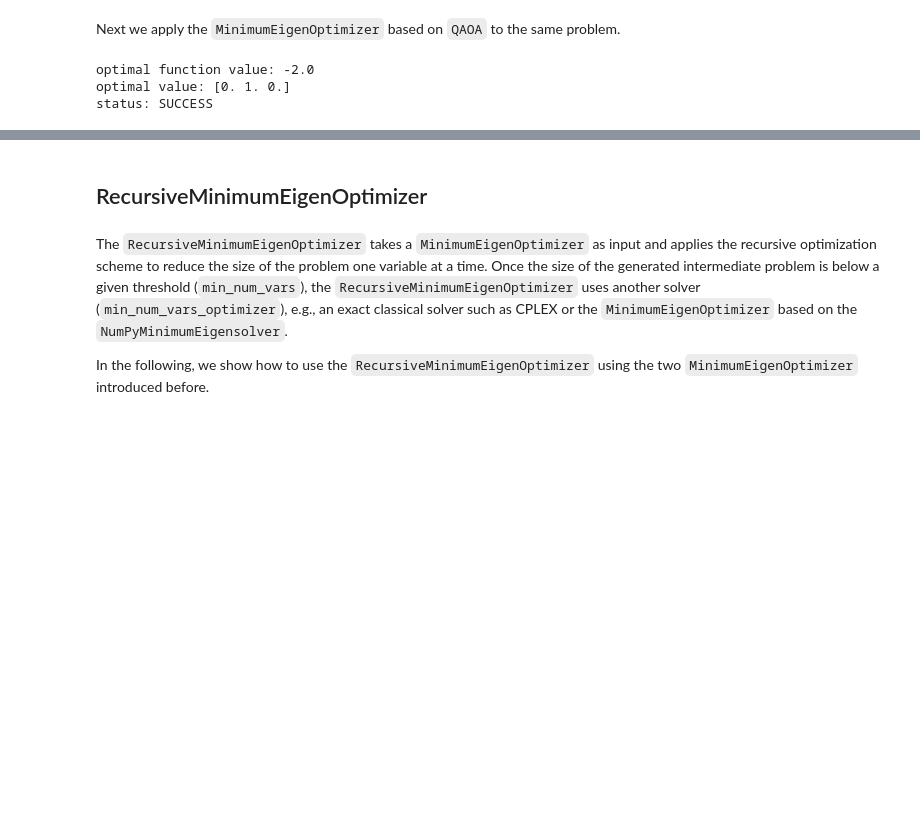
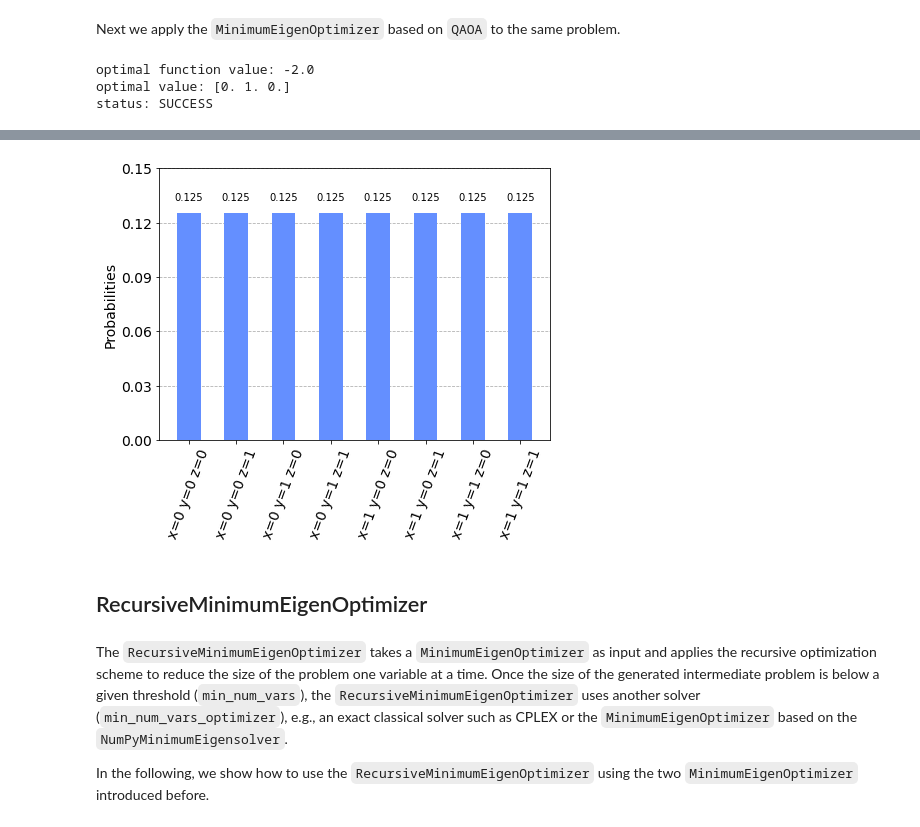
Before and after one commit to qiskit-community/qiskit-optimization, a Jupyter notebook: docs/tutorials/03_minimum_eigen_optimizer.ipynb, the cells around one changed output, grey strips where cells are left out. Drawn from its saved outputs; the diff is of its cells as text; code cells hidden in the pictures; blank space fills up the shorter version.

```diff
--- a/docs/tutorials/03_minimum_eigen_optimizer.ipynb
+++ b/docs/tutorials/03_minimum_eigen_optimizer.ipynb
@@ -134,0 +143,4 @@ status: SUCCESS
+# %%
+print('variable order:', [var.name for var in qaoa_result.variables])
+for s in qaoa_result.samples:
+    print(s)
@@ -134,0 +159,16 @@ status: SUCCESS
+# %%
+def get_filtered_samples(samples: List[SolutionSample],
+                         threshold: float = 0,
+                         allowed_status: Tuple[OptimizationResultStatus] = (OptimizationResultStatus.SUCCESS,)):
+    res = []
+    for s in samples:
+        if s.status in allowed_status and s.probability > threshold:
+            res.append(s)
+
+    return res
+# %%
+filtered_samples = get_filtered_samples(qaoa_result.samples,
+                                        threshold=0.005,
+                                        allowed_status=(OptimizationResultStatus.SUCCESS,))
+for s in filtered_samples:
+    print(s)
@@ -134,0 +201,5 @@ status: SUCCESS
+# %%
+samples_for_plot = {' '.join(f'{qaoa_result.variables[i].name}={int(v)}'
+                             for i, v in enumerate(s.x)): s.probability
+                    for s in filtered_samples}
+samples_for_plot
@@ -135,3 +215,7 @@ status: SUCCESS
+# %%
+plot_histogram(samples_for_plot)
+# %% [output]
+[figure, added]
 # %% [markdown]
 ## RecursiveMinimumEigenOptimizer
 # %% [markdown]
```
Also changed, not shown: parts of 15 cells of this notebook.
